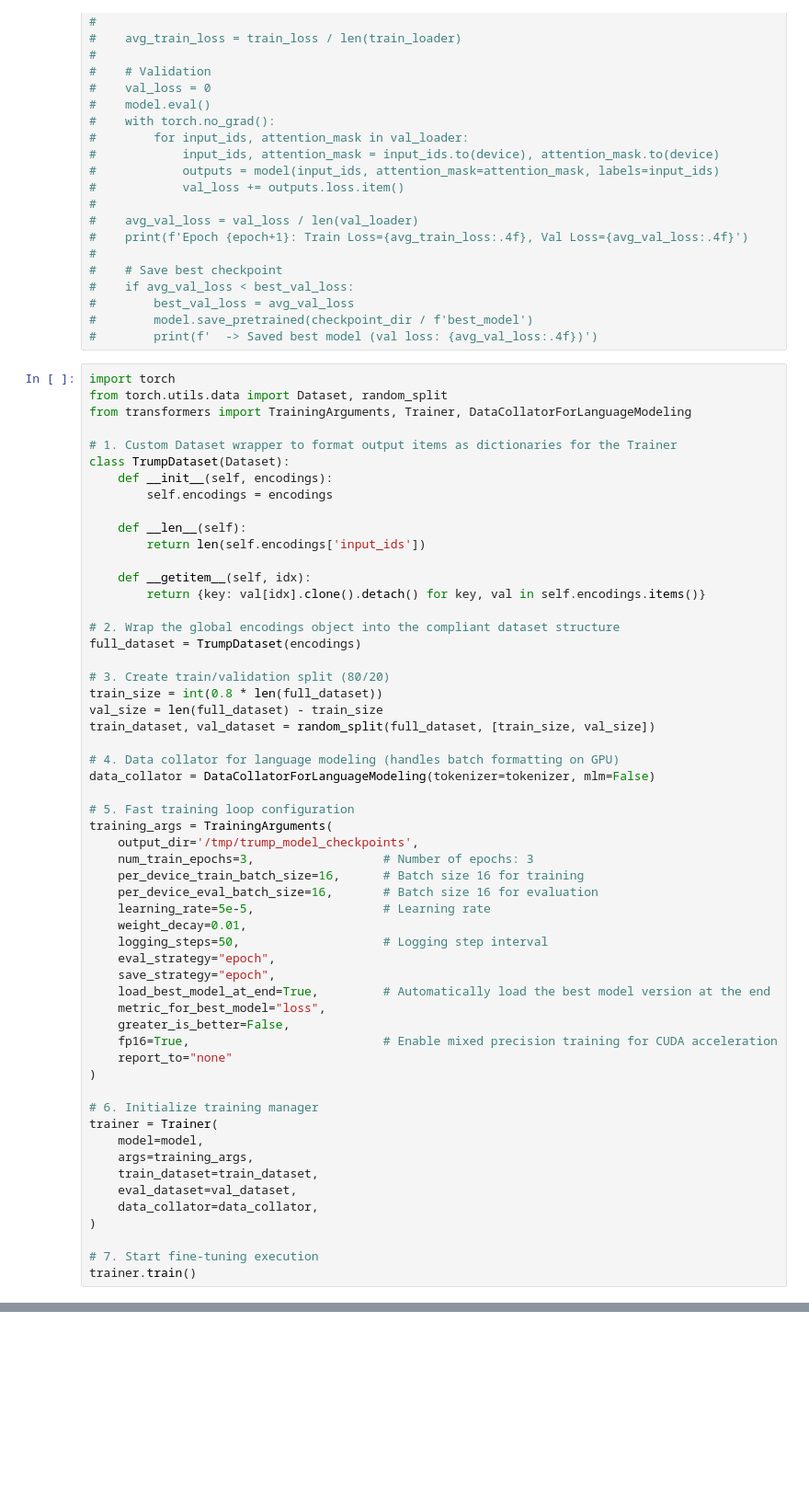
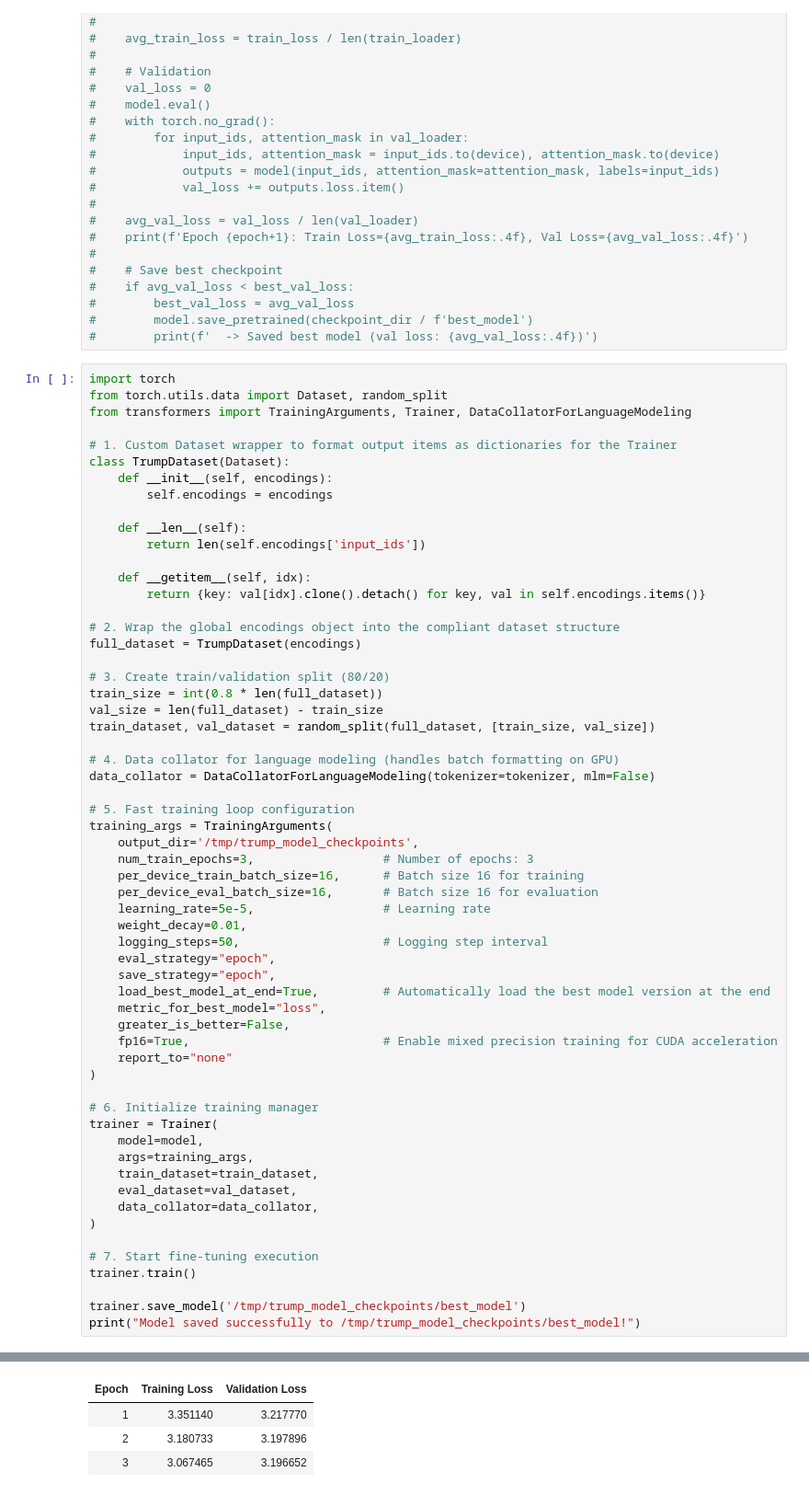
Before and after one commit to Man1ek27/SentimentAnalysisCUDA, a Jupyter notebook: Impersonating-LLM/notebooks/01_trump_finetuning_colab.ipynb, the cells around one changed output, grey strips where cells are left out. Shown at 92% size. Saved outputs shown, nothing was run; the diff lists cells and outputs as text; blank space fills up the shorter version.

```diff
--- a/Impersonating-LLM/notebooks/01_trump_finetuning_colab.ipynb
+++ b/Impersonating-LLM/notebooks/01_trump_finetuning_colab.ipynb
@@ -288,4 +288,7 @@ trainer = Trainer(
 
 # 7. Start fine-tuning execution
 trainer.train()
+
+trainer.save_model('/tmp/trump_model_checkpoints/best_model')
+print("Model saved successfully to /tmp/trump_model_checkpoints/best_model!")
 # %% [output]
@@ -292,0 +296,4 @@ trainer.train()
+| Epoch | Training Loss | Validation Loss |
+| 1 | 3.351140 | 3.217770 |
+| 2 | 3.180733 | 3.197896 |
+| 3 | 3.067465 | 3.196652 |
```
Also changed, not shown: parts of 3 cells of this notebook.
